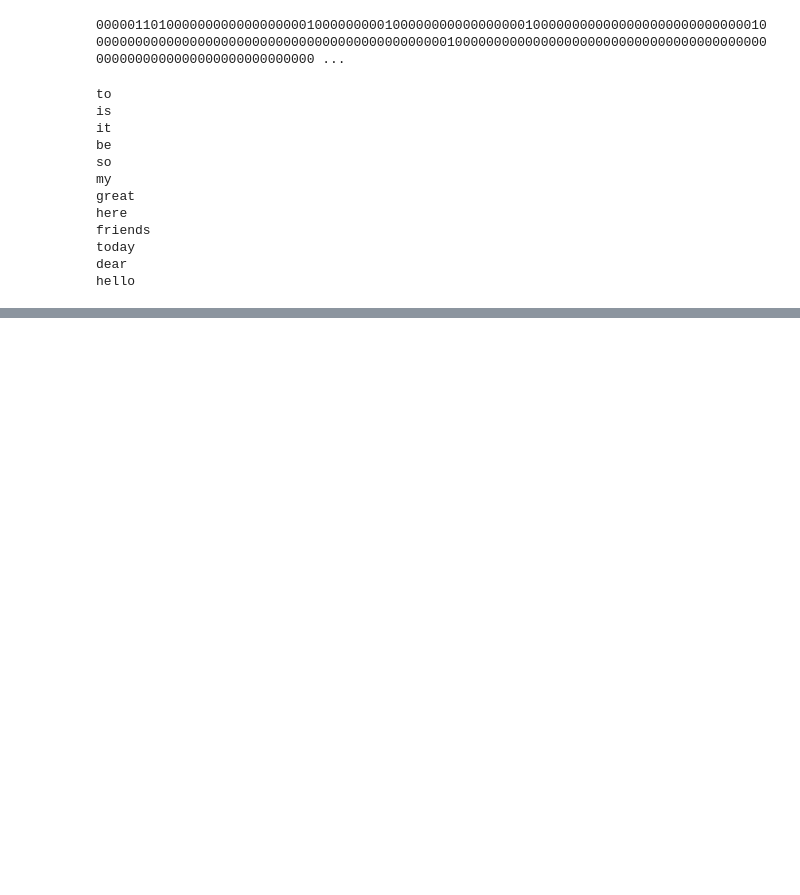
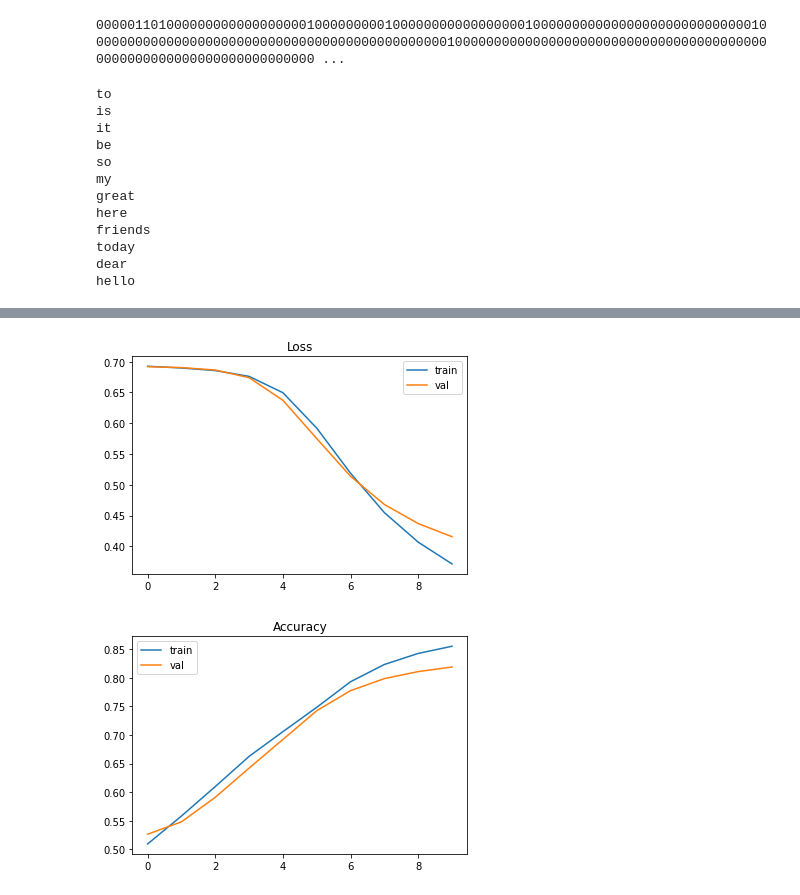
Before and after one commit to OnurKerimoglu/Colab_Notebooks, a Jupyter notebook: DSR_2_IMDB.ipynb, the cells around one changed output, grey strips where cells are left out. Saved outputs shown, nothing was run; the diff lists cells and outputs as text; code cells hidden in the pictures; blank space fills up the shorter version.

```diff
--- a/DSR_2_IMDB.ipynb
+++ b/DSR_2_IMDB.ipynb
@@ -204,0 +372,13 @@ render_history(history)
+# %%
+vocabulary_size = 10_000
+sequence_length = 128
+
+encoder = layers.TextVectorization(
+    max_tokens = vocabulary_size,
+    output_sequence_length = sequence_length,
+    standardize = "lower_and_strip_punctuation",
+    split = "whitespace",
+    output_mode = "int"
+)
+
+encoder.adapt(dataset_train_original.map(lambda text, label: text).batch(512))
@@ -204,0 +417,10 @@ render_history(history)
+# %%
+model = models.Sequential()
+model.add(encoder)
+#The following embedding layer will result in input_dim*output_dim additional parameters
+model.add(layers.Embedding(input_dim=vocabulary_size, #has to be equal to the voc_size
+                           output_dim=16)) #this is a tunable hyperparameter
+model.add(layers.Flatten())
+model.add(layers.Dense(64, activation="relu")) #output layer
+model.add(layers.Dense(1, activation="sigmoid")) #output layer
+model.summary()
@@ -204,0 +448,19 @@ render_history(history)
+# %%
+model.compile(
+    #optimizer = "Adam",
+    optimizer = tf.optimizers.Adam(
+        learning_rate = 0.00005, #default is 0.001. A lower rate can solve the problem of increasing val_losses over epochs
+        amsgrad = False
+        ),
+    loss = "binary_crossentropy",
+    metrics = ["accuracy"]
+)
+
+history = model.fit(
+    dataset_train,
+    epochs = 10,
+    validation_data=dataset_validate
+)
+
+render_history(history)
+# %% [output]
@@ -204,0 +487,2 @@ render_history(history)
+[figure, added]
+[figure, added]
```
Also changed, not shown: parts of 17 cells of this notebook.
